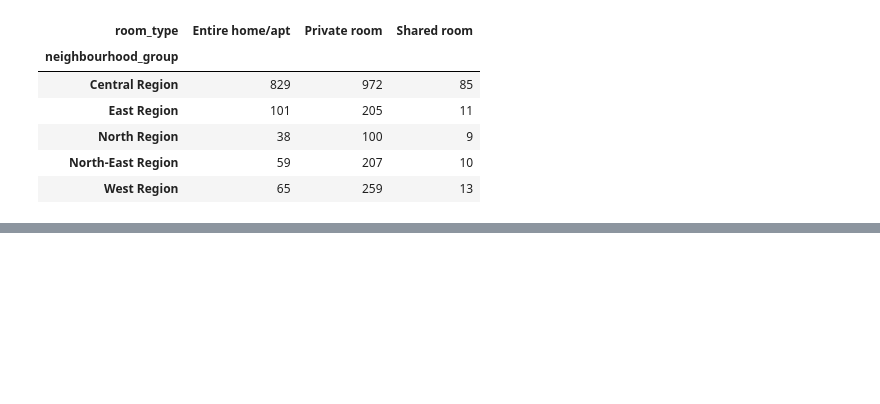
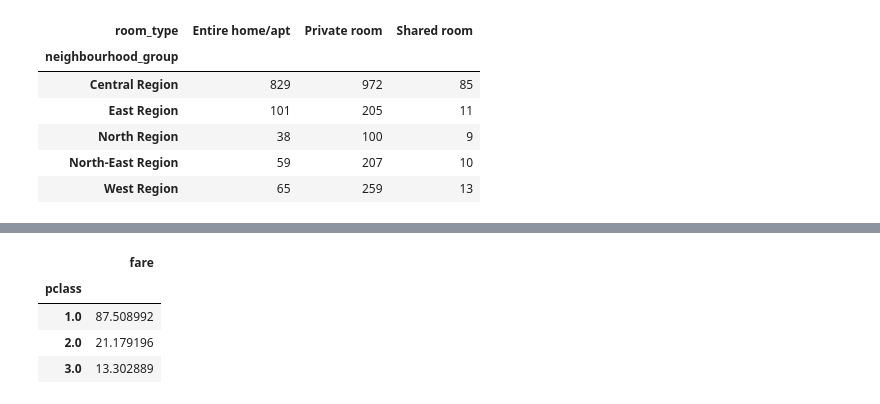
Before and after one commit to AkankshaB123/python, a Jupyter notebook: Analytics_Group_By_&_Pivot(Session14).ipynb, the cells around one changed output, grey strips where cells are left out. Cells and saved outputs as stored; diff of their text form; code cells hidden in the pictures; blank space fills up the shorter version.

```diff
--- a/Analytics_Group_By_&_Pivot(Session14).ipynb
+++ b/Analytics_Group_By_&_Pivot(Session14).ipynb
@@ -254,0 +297,11 @@ df.pivot_table(index='neighbourhood_group',
+# %%
+#By pclass, create a table that shows average fare 4.Use name column to determine if a passenger is married or unmarried?
+titanic.pivot_table(index='pclass',
+                    values='fare',
+                    aggfunc='mean')
+# %% [output]
+|  | fare |
+| pclass |  |
+| 1.0 | 87.508992 |
+| 2.0 | 21.179196 |
+| 3.0 | 13.302889 |
```
Also changed, not shown: parts of 5 cells of this notebook.
